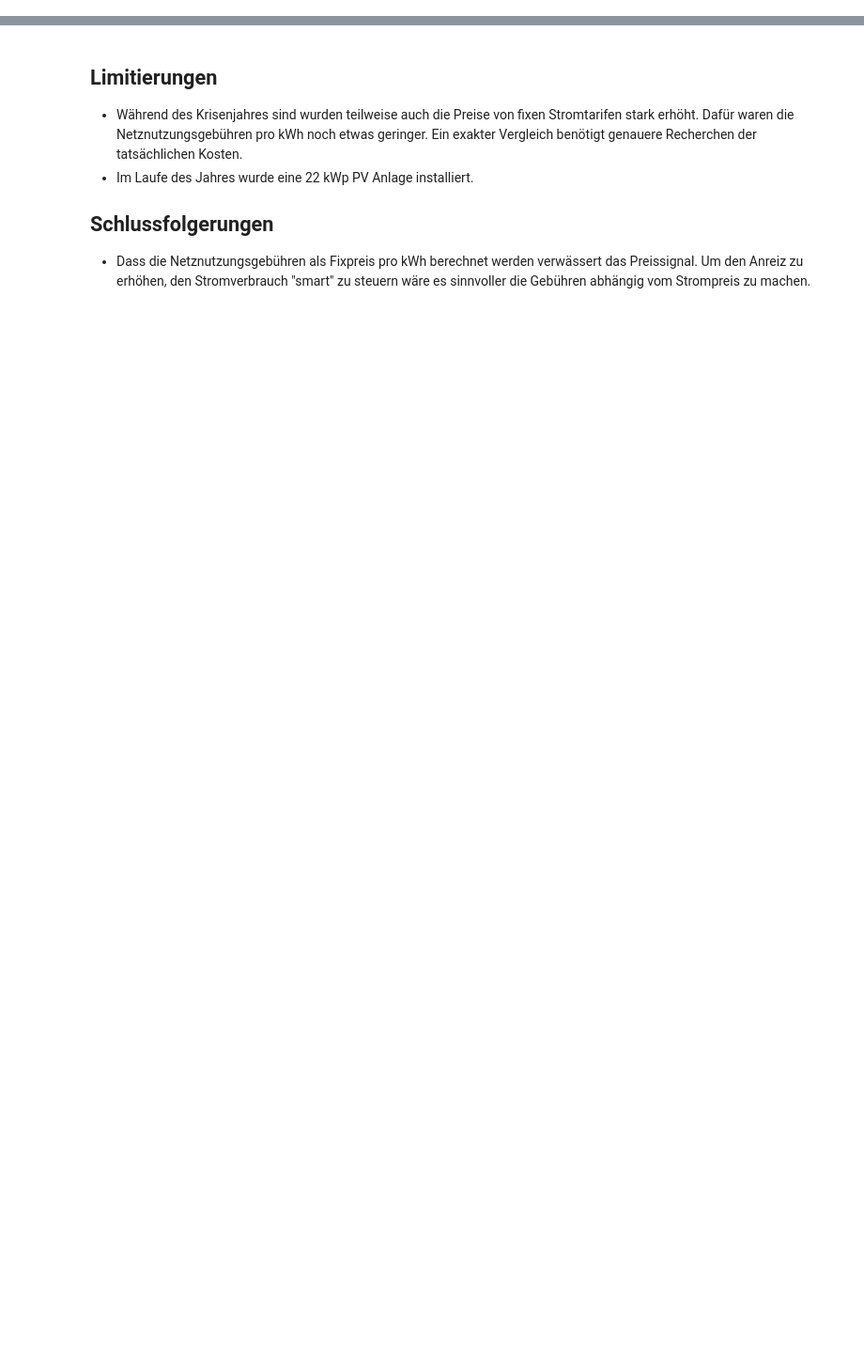
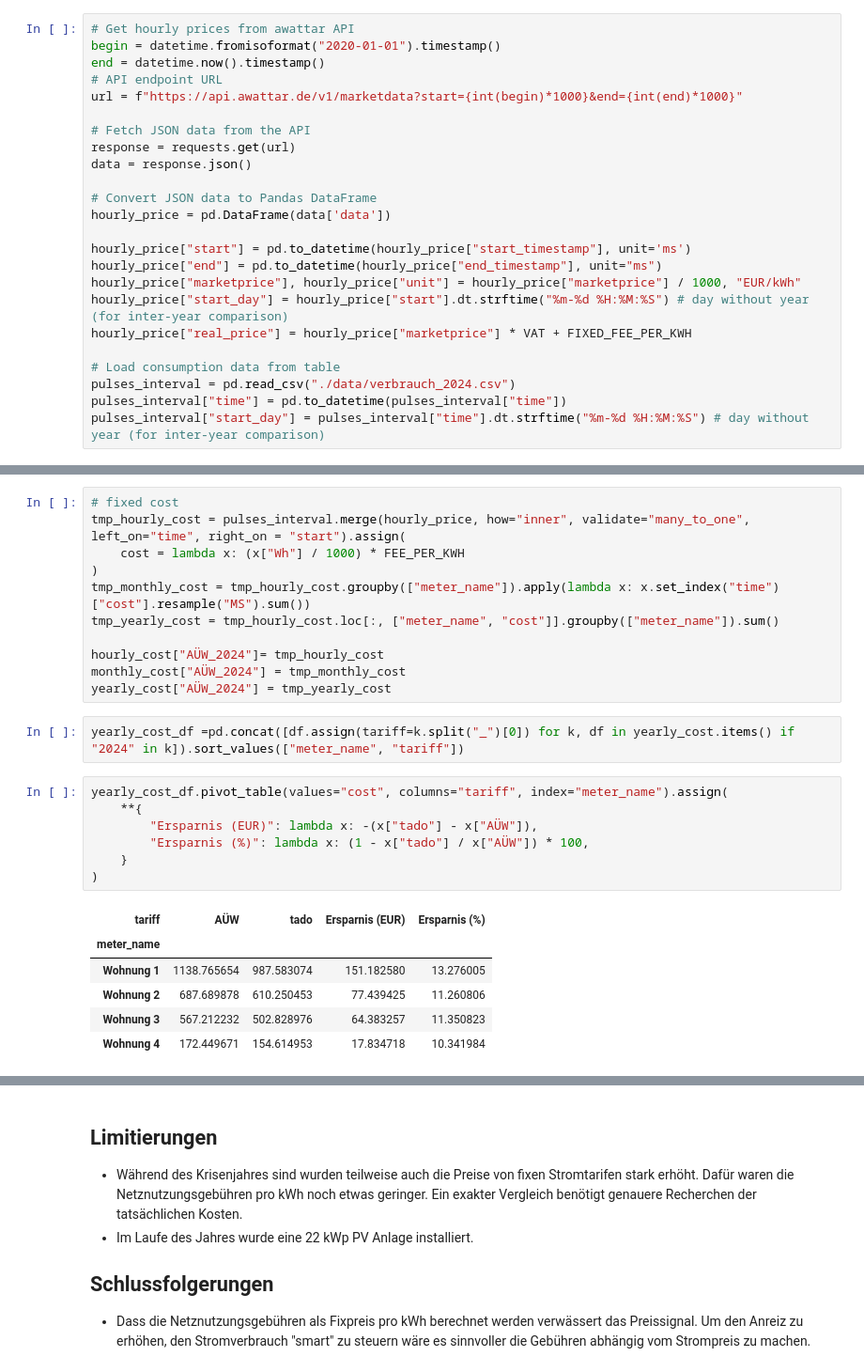
Before and after one commit to grst/dynamischer-stromtarif, a Jupyter notebook: dynamischer-stromtarif.ipynb, the cells around one changed output, grey strips where cells are left out. Shown at 94% size. Saved outputs shown, nothing was run; the diff lists cells and outputs as text; blank space fills up the shorter version.

```diff
--- a/dynamischer-stromtarif.ipynb
+++ b/dynamischer-stromtarif.ipynb
@@ -57,0 +82,24 @@ Die Tarife gestalten sich wie folgt (alle Preise inkl. MwSt)
+# %%
+# Get hourly prices from awattar API
+begin = datetime.fromisoformat("2020-01-01").timestamp()
+end = datetime.now().timestamp()
+# API endpoint URL
+url = f"https://api.awattar.de/v1/marketdata?start={int(begin)*1000}&end={int(end)*1000}"
+
+# Fetch JSON data from the API
+response = requests.get(url)
+data = response.json()
+
+# Convert JSON data to Pandas DataFrame
+hourly_price = pd.DataFrame(data['data'])
+
+hourly_price["start"] = pd.to_datetime(hourly_price["start_timestamp"], unit='ms')
+hourly_price["end"] = pd.to_datetime(hourly_price["end_timestamp"], unit="ms")
+hourly_price["marketprice"], hourly_price["unit"] = hourly_price["marketprice"] / 1000, "EUR/kWh"
+hourly_price["start_day"] = hourly_price["start"].dt.strftime("%m-%d %H:%M:%S") # day without year (for inter-year comparison)
+hourly_price["real_price"] = hourly_price["marketprice"] * VAT + FIXED_FEE_PER_KWH
+
+# Load consumption data from table
+pulses_interval = pd.read_csv("./data/verbrauch_2024.csv")
+pulses_interval["time"] = pd.to_datetime(pulses_interval["time"])
+pulses_interval["start_day"] = pulses_interval["time"].dt.strftime("%m-%d %H:%M:%S") # day without year (for inter-year comparison)
@@ -57,0 +132,27 @@ Die Tarife gestalten sich wie folgt (alle Preise inkl. MwSt)
+# %%
+# fixed cost
+tmp_hourly_cost = pulses_interval.merge(hourly_price, how="inner", validate="many_to_one", left_on="time", right_on = "start").assign(
+    cost = lambda x: (x["Wh"] / 1000) * FEE_PER_KWH
+)
+tmp_monthly_cost = tmp_hourly_cost.groupby(["meter_name"]).apply(lambda x: x.set_index("time")["cost"].resample("MS").sum())
+tmp_yearly_cost = tmp_hourly_cost.loc[:, ["meter_name", "cost"]].groupby(["meter_name"]).sum()
+
+hourly_cost["AÜW_2024"]= tmp_hourly_cost
+monthly_cost["AÜW_2024"] = tmp_monthly_cost
+yearly_cost["AÜW_2024"] = tmp_yearly_cost
+# %%
+yearly_cost_df =pd.concat([df.assign(tariff=k.split("_")[0]) for k, df in yearly_cost.items() if "2024" in k]).sort_values(["meter_name", "tariff"])
+# %%
+yearly_cost_df.pivot_table(values="cost", columns="tariff", index="meter_name").assign(
+    **{
+        "Ersparnis (EUR)": lambda x: -(x["tado"] - x["AÜW"]),
+        "Ersparnis (%)": lambda x: (1 - x["tado"] / x["AÜW"]) * 100,
+    }
+)
+# %% [output]
+| tariff | AÜW | tado | Ersparnis (EUR) | Ersparnis (%) |
+| meter_name |  |  |  |  |
+| Wohnung 1 | 1138.765654 | 987.583074 | 151.182580 | 13.276005 |
+| Wohnung 2 | 687.689878 | 610.250453 | 77.439425 | 11.260806 |
+| Wohnung 3 | 567.212232 | 502.828976 | 64.383257 | 11.350823 |
+| Wohnung 4 | 172.449671 | 154.614953 | 17.834718 | 10.341984 |
```
Also changed, not shown: parts of 6 cells of this notebook, 5 other files.
